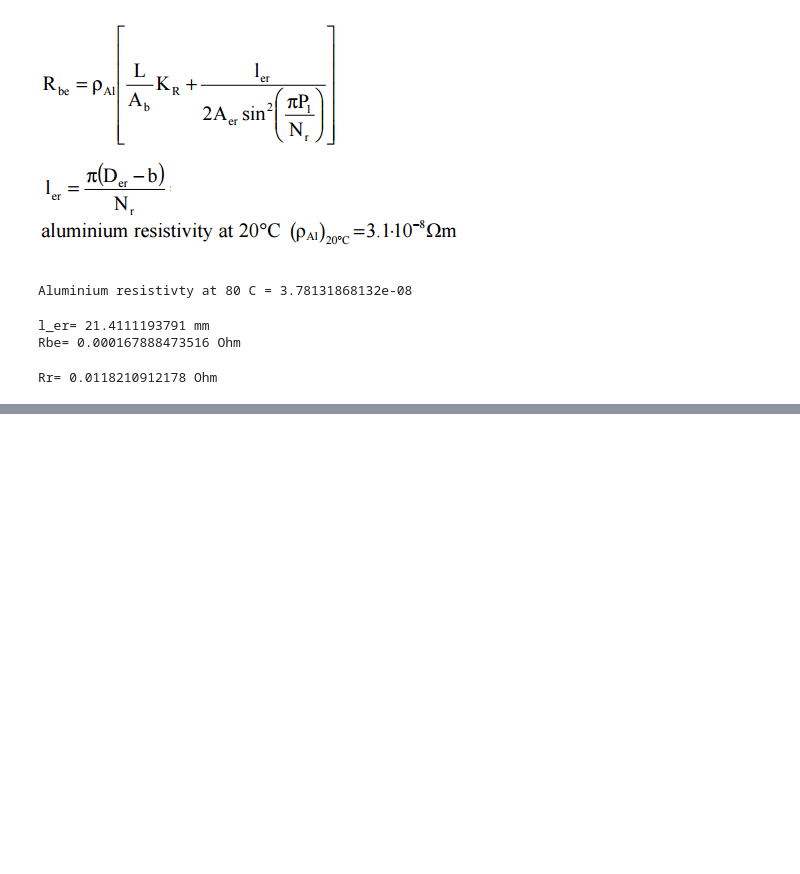
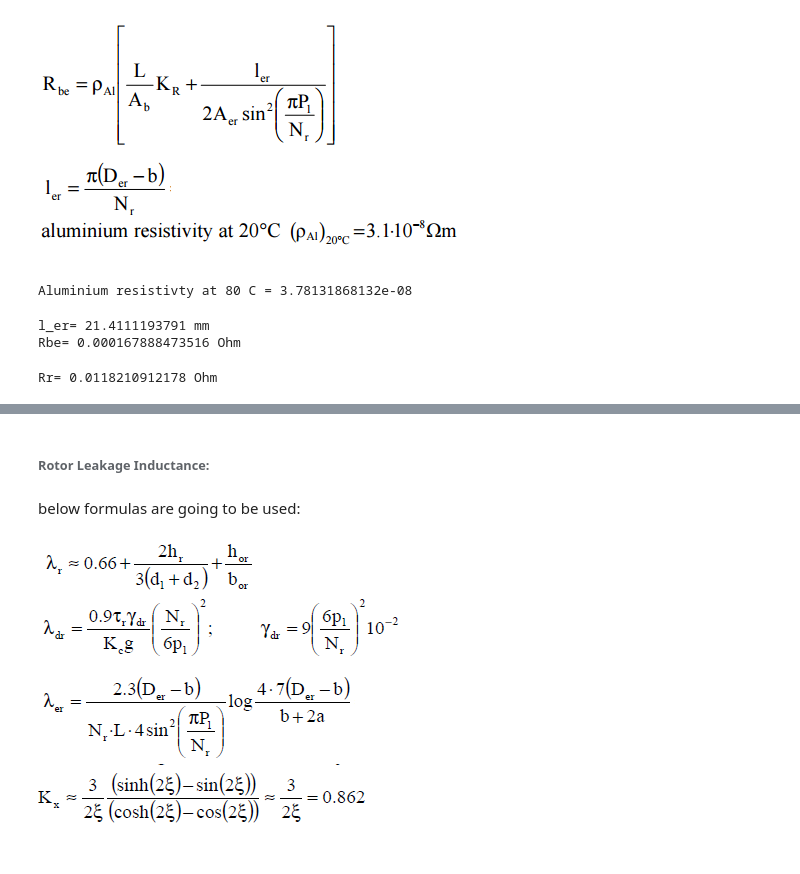
Before and after one commit to odtu/EE564, a Jupyter notebook: TRAIN/LutfiBoyaci/Train Traction Motor Design.ipynb, the cells around one changed output, grey strips where cells are left out. Cells and saved outputs as stored; diff of their text form; code cells hidden in the pictures; blank space fills up the shorter version.

```diff
--- a/TRAIN/LutfiBoyaci/Train Traction Motor Design.ipynb
+++ b/TRAIN/LutfiBoyaci/Train Traction Motor Design.ipynb
@@ -488,0 +543,9 @@ Rr= 0.0118210912178 Ohm
+# %% [markdown]
+###### Rotor Leakage Inductance:
+# %% [markdown]
+below formulas are going to be used:
+# %%
+from IPython.display import Image
+Image(filename='rotorleakage.png')
+# %% [output]
+[figure, added]
```
Also changed, not shown: parts of 30 cells of this notebook.
